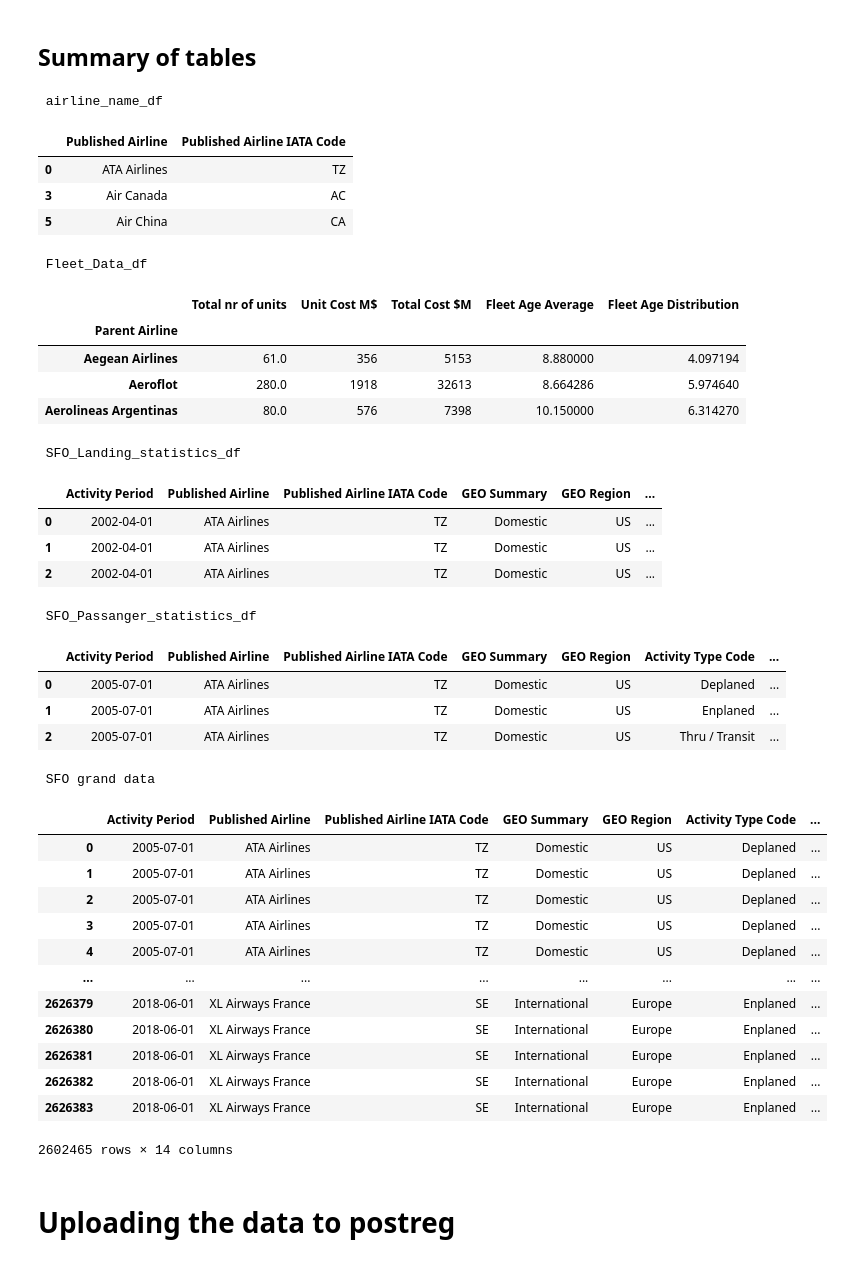
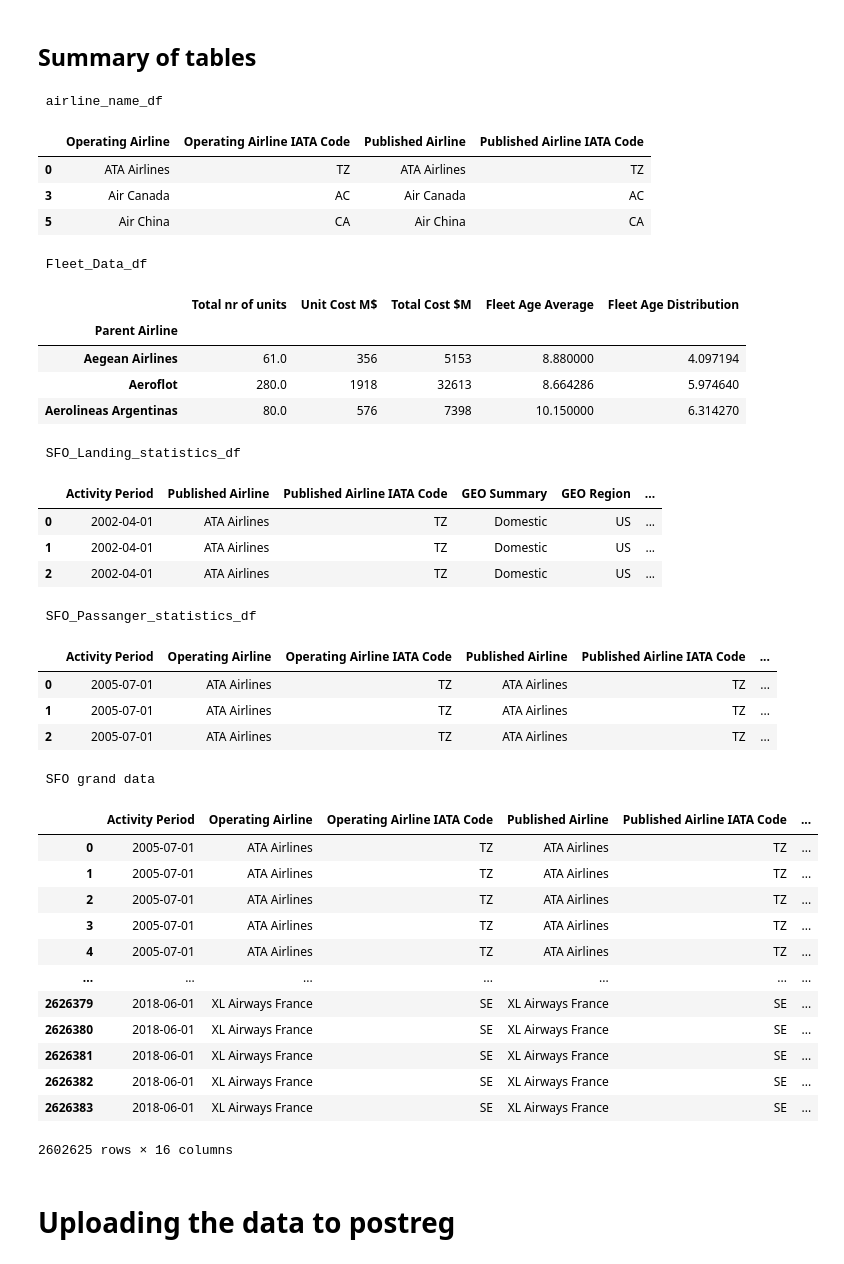
Before and after one commit to Alexlamp/final_project_group1, a Jupyter notebook: Data_ETL.ipynb, the cells around one changed output. Drawn from its saved outputs; the diff is of its cells as text; code cells hidden in the pictures.

```diff
--- a/Data_ETL.ipynb
+++ b/Data_ETL.ipynb
@@ -250,13 +328,13 @@ SFO_airline_info_df = SFO_Passanger_statistics_df.copy()
 # %%
 #drppint unnecessary columns
-SFO_airline_info_df = SFO_airline_info_df.drop(['Activity Type Code'],1)
+sfo_airline_info_df = sfo_airline_info_df.drop(['Activity Type Code'],1)
 # %%
 #Filtering out the airlines, keeping division for domestic and international and price category
-SFO_airline_info_df = SFO_airline_info_df.drop_duplicates(subset=['Published Airline','GEO Summary','Price Category Code'], keep = 'first')
+sfo_airline_info_df = sfo_airline_info_df.drop_duplicates(subset=['Published Airline','GEO Summary','Price Category Code'], keep = 'first')
 # %%
 #checking NaN
-for column in SFO_airline_info_df:
-    null = SFO_airline_info_df[column].isnull().sum()
+for column in sfo_airline_info_df:
+    null = sfo_airline_info_df[column].isnull().sum()
     print(f'{column} has {null} missing values')
 # %% [output]
 Activity Period has 0 missing values
@@ -269,7 +349,7 @@ Passenger Count has 0 missing values
 # %%
 #SFO_airline_info_df.head(5)
 # %%
-airline_name_df = SFO_airline_info_df.copy()
+airline_name_df = sfo_airline_info_df.copy()
 # %%
 airline_name_df = airline_name_df.drop_duplicates(subset=['Published Airline'], keep = 'first')
 airline_name_df = airline_name_df.drop(['Activity Period','GEO Summary', 'GEO Region','Price Category Code', 'Passenger Count'],1)
@@ -449,54 +531,54 @@ airline_fleet_cost
 # %%
 print('\n airline_name_df')
 display(airline_name_df.head(3))
 
 print('\n Fleet_Data_df')
 display(airline_fleet_cost.head(3))
 
 print('\n SFO_Landing_statistics_df')
-display(SFO_Landing_statistics_df.head(3))
+display(sfo_landing_statistics.head(3))
 
 print('\n SFO_Passanger_statistics_df')
-display(SFO_Passanger_statistics_df.head(3))
+display(sfo_passanger_statistics.head(3))
 
 print('\n SFO grand data')
-display(SFO_data_df)
+display(sfo_data_df)
 # %% [output]
  airline_name_df
-|  | Published Airline | Published Airline IATA Code |
-| 0 | ATA Airlines | TZ |
-| 3 | Air Canada | AC |
-| 5 | Air China | CA |
+|  | Operating Airline | Operating Airline IATA Code | Published Airline | Published Airline IATA Code |
+| 0 | ATA Airlines | TZ | ATA Airlines | TZ |
+| 3 | Air Canada | AC | Air Canada | AC |
+| 5 | Air China | CA | Air China | CA |
  Fleet_Data_df
 |  | Total nr of units | Unit Cost M$ | Total Cost $M | Fleet Age Average | Fleet Age Distribution |
 | Parent Airline |  |  |  |  |  |
 | Aegean Airlines | 61.0 | 356 | 5153 | 8.880000 | 4.097194 |
 | Aeroflot | 280.0 | 1918 | 32613 | 8.664286 | 5.974640 |
 | Aerolineas Argentinas | 80.0 | 576 | 7398 | 10.150000 | 6.314270 |
  SFO_Landing_statistics_df
 |  | Activity Period | Published Airline | Published Airline IATA Code | GEO Summary | GEO Region | ... |
 | 0 | 2002-04-01 | ATA Airlines | TZ | Domestic | US | ... |
 | 1 | 2002-04-01 | ATA Airlines | TZ | Domestic | US | ... |
 | 2 | 2002-04-01 | ATA Airlines | TZ | Domestic | US | ... |
  SFO_Passanger_statistics_df
-|  | Activity Period | Published Airline | Published Airline IATA Code | GEO Summary | GEO Region | Activity Type Code | ... |
-| 0 | 2005-07-01 | ATA Airlines | TZ | Domestic | US | Deplaned | ... |
-| 1 | 2005-07-01 | ATA Airlines | TZ | Domestic | US | Enplaned | ... |
-| 2 | 2005-07-01 | ATA Airlines | TZ | Domestic | US | Thru / Transit | ... |
+|  | Activity Period | Operating Airline | Operating Airline IATA Code | Published Airline | Published Airline IATA Code | ... |
+| 0 | 2005-07-01 | ATA Airlines | TZ | ATA Airlines | TZ | ... |
+| 1 | 2005-07-01 | ATA Airlines | TZ | ATA Airlines | TZ | ... |
+| 2 | 2005-07-01 | ATA Airlines | TZ | ATA Airlines | TZ | ... |
  SFO grand data
-|  | Activity Period | Published Airline | Published Airline IATA Code | GEO Summary | GEO Region | Activity Type Code | ... |
-| 0 | 2005-07-01 | ATA Airlines | TZ | Domestic | US | Deplaned | ... |
-| 1 | 2005-07-01 | ATA Airlines | TZ | Domestic | US | Deplaned | ... |
-| 2 | 2005-07-01 | ATA Airlines | TZ | Domestic | US | Deplaned | ... |
-| 3 | 2005-07-01 | ATA Airlines | TZ | Domestic | US | Deplaned | ... |
-| 4 | 2005-07-01 | ATA Airlines | TZ | Domestic | US | Deplaned | ... |
-| ... | ... | ... | ... | ... | ... | ... | ... |
-| 2626379 | 2018-06-01 | XL Airways France | SE | International | Europe | Enplaned | ... |
-| 2626380 | 2018-06-01 | XL Airways France | SE | International | Europe | Enplaned | ... |
-| 2626381 | 2018-06-01 | XL Airways France | SE | International | Europe | Enplaned | ... |
-| 2626382 | 2018-06-01 | XL Airways France | SE | International | Europe | Enplaned | ... |
-| 2626383 | 2018-06-01 | XL Airways France | SE | International | Europe | Enplaned | ... |
+|  | Activity Period | Operating Airline | Operating Airline IATA Code | Published Airline | Published Airline IATA Code | ... |
+| 0 | 2005-07-01 | ATA Airlines | TZ | ATA Airlines | TZ | ... |
+| 1 | 2005-07-01 | ATA Airlines | TZ | ATA Airlines | TZ | ... |
+| 2 | 2005-07-01 | ATA Airlines | TZ | ATA Airlines | TZ | ... |
+| 3 | 2005-07-01 | ATA Airlines | TZ | ATA Airlines | TZ | ... |
+| 4 | 2005-07-01 | ATA Airlines | TZ | ATA Airlines | TZ | ... |
+| ... | ... | ... | ... | ... | ... | ... |
+| 2626379 | 2018-06-01 | XL Airways France | SE | XL Airways France | SE | ... |
+| 2626380 | 2018-06-01 | XL Airways France | SE | XL Airways France | SE | ... |
+| 2626381 | 2018-06-01 | XL Airways France | SE | XL Airways France | SE | ... |
+| 2626382 | 2018-06-01 | XL Airways France | SE | XL Airways France | SE | ... |
+| 2626383 | 2018-06-01 | XL Airways France | SE | XL Airways France | SE | ... |
-2602465 rows × 14 columns
+2602625 rows × 16 columns
 # %% [markdown]
 # Uploading the data to postreg
 # %%
```
Also changed, not shown: parts of 42 cells of this notebook.
